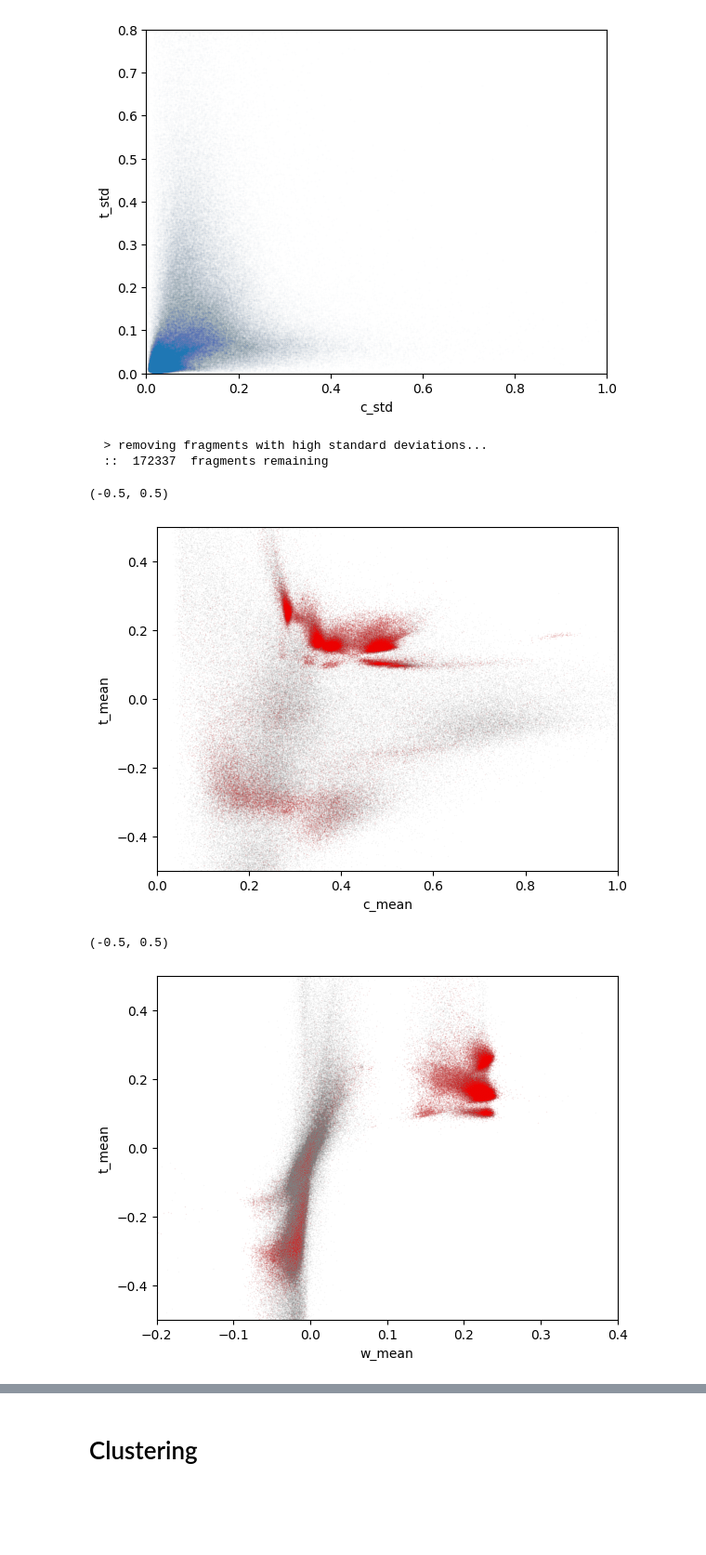
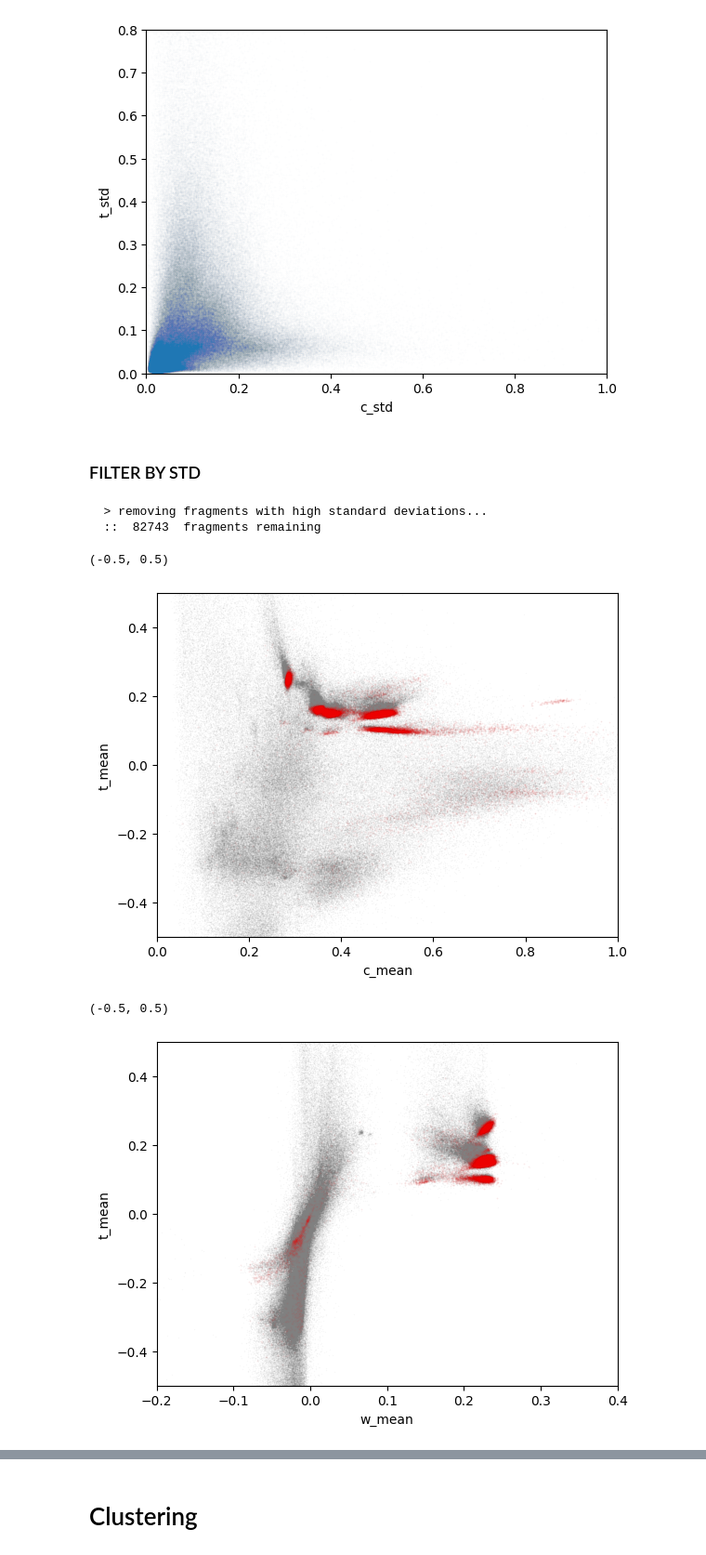
Before and after one commit to labstructbioinf/SSAxgeo, a Jupyter notebook: notebooks/SetCanonicalRegions.ipynb, the cells around one changed output, grey strips where cells are left out. Shown at 93% size. Saved outputs shown, nothing was run; the diff lists cells and outputs as text; code cells hidden in the pictures; blank space fills up the shorter version.

```diff
--- a/notebooks/SetCanonicalRegions.ipynb
+++ b/notebooks/SetCanonicalRegions.ipynb
@@ -6,9 +9,13 @@ import seaborn as sns
 # %%
 # set input variables
-grp_frag_df_flpath = "/home/antonio/Projects/HlxCnt/BC70/grp_frag_df_clust-70.p"
+#grp_frag_df_flpath = "/home/antonio/Projects/HlxCnt/BC70/grp_frag_df_clust-70.p"
+grp_frag_df_flpath = "/home/ubuntu/Projects/git_stuff/SSAxgeo/grp_frag_df_clust-95.p"
 
 save_dir = "./"
 min_size = 4
+# clustering parameters
+min_cluster_size = 100
+Pc_LIM = 0.4
 ## NOTES
 # Export dataframe as csv on previous step
 # %% [markdown]
@@ -94,30 +101,36 @@ plt.ylim(0, 0.8)
 # %% [output]
 (0.0, 0.8)
 [figure]
+# %% [markdown]
+### FILTER BY STD
 # %%
 # test std filters
 print('  > removing fragments with high standard deviations...')
-c_std_cond = grp_fdf_1['c_std'] <= 0.1
-t_std_cond = grp_fdf_1['t_std'] <= 0.1
+#c_std_cond = grp_fdf_1['c_std'] <= 0.1
+#t_std_cond = grp_fdf_1['t_std'] <= 0.1
+# paper tresholds
+c_std_cond = grp_fdf_1['c_std'] <= 0.55
+t_std_cond = grp_fdf_1['t_std'] <= 0.015
+
 grp_fdf_new = grp_fdf_1.loc[c_std_cond & t_std_cond]
 print('  :: ', len(grp_fdf_new), ' fragments remaining')
 sns.scatterplot(data=grp_fdf_1, x="c_mean", y="t_mean", s=1, alpha=0.05, c="grey")
-sns.scatterplot(data=grp_fdf_new, x="c_mean", y="t_mean", s=1, alpha=0.05, c="red")
+sns.scatterplot(data=grp_fdf_new, x="c_mean", y="t_mean", s=2, alpha=0.05, c="red")
 plt.xlim(0,1.0)
 plt.ylim(-0.5,0.5)
 # %% [output]
   > removing fragments with high standard deviations...
-  ::  172337  fragments remaining
+  ::  82743  fragments remaining
 (-0.5, 0.5)
-[figure, old version]
+[figure, new version]
 # %%
 sns.scatterplot(data=grp_fdf_1, x="w_mean", y="t_mean", s=1, alpha=0.05, c="grey")
-sns.scatterplot(data=grp_fdf_new, x="w_mean", y="t_mean", s=1, alpha=0.05, c="red")
+sns.scatterplot(data=grp_fdf_new, x="w_mean", y="t_mean", s=2, alpha=0.05, c="red")
 plt.xlim(-0.2,0.4)
 plt.ylim(-0.5,0.5)
 # %% [output]
 (-0.5, 0.5)
-[figure, old version]
+[figure, new version]
 # %%
 ### Check changes due to filtering
 #hist load precomputed fragments data
```
Also changed, not shown: parts of 51 cells of this notebook.
